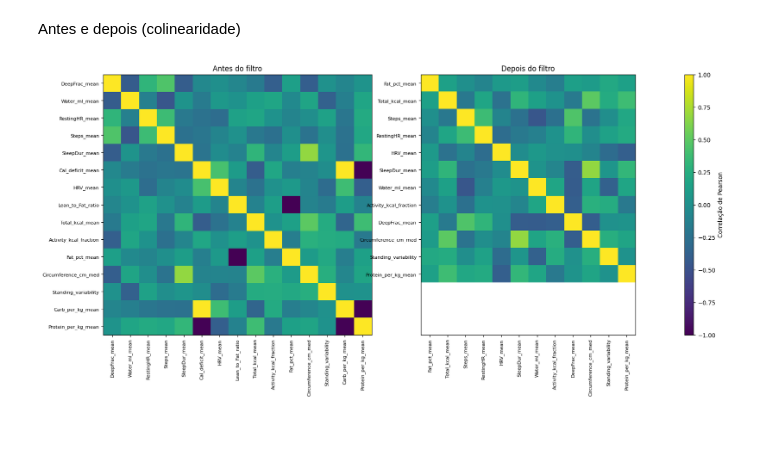
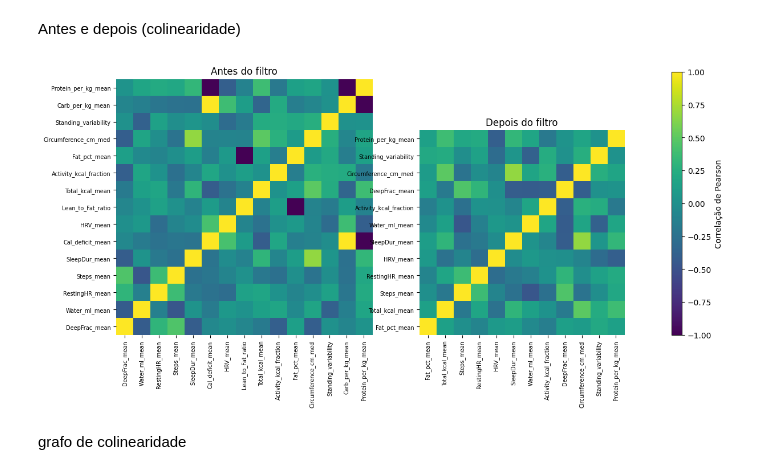
Before and after one commit to lumelab-ai/Bayesian_Weight_Tracker, a Jupyter notebook: BTST Novo V2.ipynb, the cells around one changed output. Saved outputs shown, nothing was run; the diff lists cells and outputs as text; code cells hidden in the pictures; blank space fills up the shorter version.

Commit message:
v.0.1.2 Heatmaps com a proporção ajustada.

```diff
--- a/BTST Novo V2.ipynb
+++ b/BTST Novo V2.ipynb
@@ -554,13 +554,13 @@ Lista detalhada em: /Users/luc/Documents/TCC v2/datasets/janelas_91d_removed_col
 Antes e depois (colinearidade)
 # %%
 # ================================================================
-# Célula: Heat-map de correlações ANTES × DEPOIS (versão 4)
+# Célula: Heat-map de correlações ANTES × DEPOIS (versão 8)
 # ----------------------------------------------------------------
-# • Painel “Depois” mostra apenas variáveis mantidas.
-# • Colorbar em **eixo separado** à direita do segundo heat-map —
-#   não sobrepõe gráficos.
-# • Altura dos dois painéis se alinha pela base; o segundo pode ser
-#   mais estreito se tiver menos variáveis.
+# • Quadrículas de tamanho idêntico (aspect="equal") em ambos painéis.
+# • Bases alinhadas pelo canto inferior-esquerdo (anchor SW).
+# • Painel “Depois” pode ser visualmente menor; espaço vazio aparece
+#   acima dele (fundo branco), não há distorção.
+# • Colorbar fixa à direita, spines removidos.
 # ================================================================
 
 import pandas as pd
@@ -573,51 +573,68 @@ AFTER_PATH  = "datasets/janelas_91d_filtered.parquet"
 TARGET = "slope_kg_per_week"
 DATE   = "window_start"
 
 # ---- Load data ----
 df_before = pd.read_parquet(BEFORE_PATH)
 df_after  = pd.read_parquet(AFTER_PATH)
 
 feat_before = [c for c in df_before.columns if c not in {TARGET, DATE}]
 feat_after  = [c for c in df_after.columns  if c not in {TARGET, DATE}]
 
 corr_before = df_before[feat_before].corr()
 corr_after  = df_after[feat_after].corr()
 
+n_before = len(feat_before)
+n_after  = len(feat_after)
+
 # ---- Figure layout ----
-fig = plt.figure(figsize=(18, 8))
-# Grid: | before | after | colorbar |
-gs = GridSpec(1, 3, width_ratios=[len(feat_before), len(feat_after), 0.5], wspace=0.3)
+cell = 0.4  # polegadas por célula (tamanho base)
+fig_width = cell * (n_before + n_after) + 2  # +2 for colorbar & margins
+fig_height = cell * n_before
+fig = plt.figure(figsize=(fig_width, fig_height))
 
+# GridSpec: width proportional to #cols, single row
+gs = GridSpec(1, 3, width_ratios=[n_before, n_after, 0.6], wspace=0.3)
 ax_before = fig.add_subplot(gs[0])
 ax_after  = fig.add_subplot(gs[1])
-cb_ax     = fig.add_subplot(gs[2])  # narrow axis for colorbar
+cb_ax     = fig.add_subplot(gs[2])
 
 cmap = mpl.colormaps["viridis"].copy()
 
+# ---- Helper: clean spines/anchor and set aspect ----
+for ax in (ax_before, ax_after):
+    for spine in ax.spines.values():
+        spine.set_visible(False)
+    ax.set_anchor("SW")
+    ax.set_aspect("equal", adjustable="box")
+
+ax_after.set_facecolor("white")
+
 # ---- Plot BEFORE ----
-im1 = ax_before.imshow(corr_before.values, vmin=-1, vmax=1, cmap=cmap, aspect="auto")
-ax_before.set_xticks(range(len(feat_before)))
-ax_before.set_yticks(range(len(feat_before)))
-ax_before.set_xticklabels(feat_before, rotation=90, fontsize=8)
-ax_before.set_yticklabels(feat_before, fontsize=8)
+ax_before.imshow(corr_before.values, vmin=-1, vmax=1, cmap=cmap, origin="lower")
+ax_before.set_xticks(range(n_before))
+ax_before.set_yticks(range(n_before))
+ax_before.set_xticklabels(feat_before, rotation=90, fontsize=7)
+ax_before.set_yticklabels(feat_before, fontsize=7)
 ax_before.set_title("Antes do filtro")
 
 # ---- Plot AFTER ----
-im2 = ax_after.imshow(corr_after.values, vmin=-1, vmax=1, cmap=cmap, aspect="auto")
-ax_after.set_xticks(range(len(feat_after)))
-ax_after.set_yticks(range(len(feat_after)))
-ax_after.set_xticklabels(feat_after, rotation=90, fontsize=8)
-ax_after.set_yticklabels(feat_after, fontsize=8)
+ax_after.imshow(corr_after.values, vmin=-1, vmax=1, cmap=cmap, origin="lower")
+ax_after.set_xticks(range(n_after))
+ax_after.set_yticks(range(n_after))
+ax_after.set_xticklabels(feat_after, rotation=90, fontsize=7)
+ax_after.set_yticklabels(feat_after, fontsize=7)
 ax_after.set_title("Depois do filtro")
 
-# ---- Colorbar (single, shared scale) ----
-fig.colorbar(im1, cax=cb_ax, label="Correlação de Pearson")
-cb_ax.yaxis.set_ticks_position('right')
+# Align bases – ensured by anchor SW and equal aspect; no extra code
 
-# Align bases by setting limits equal vertically
-ax_after.set_ylim(ax_before.get_ylim())
+# ---- Colorbar ----
+fig.colorbar(ax_before.images[0], cax=cb_ax, label="Correlação de Pearson")
+cb_ax.yaxis.set_ticks_position("right")
 
-plt.tight_layout()
+# ---- Layout ----
+fig.tight_layout(rect=[0, 0, 0.95, 1])
 plt.show()
 # %% [output]
-[figure, old version]
+[figure, new version]
+# %% [markdown]
+grafo de colinearidade
```
